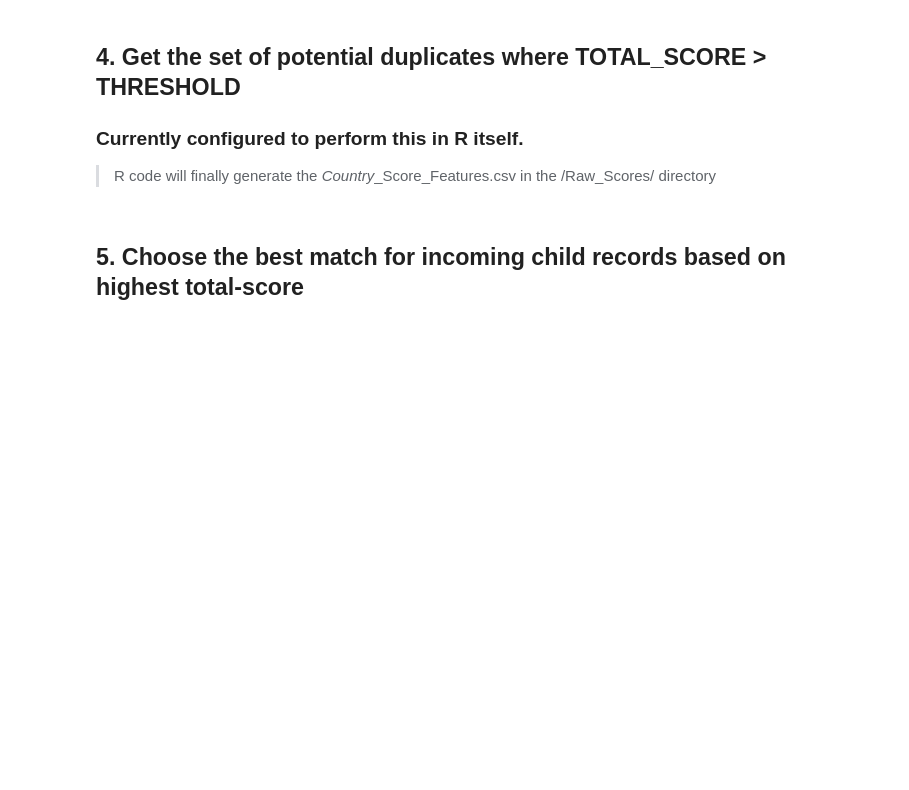
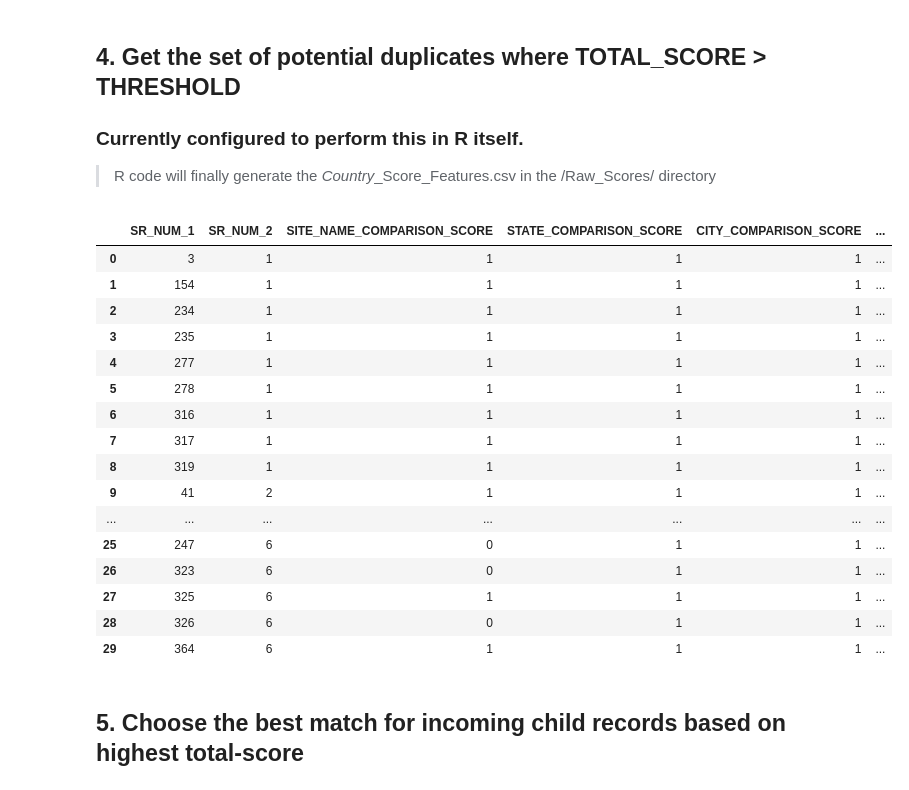
Before and after one commit to vikrantdeshpande09876/Masterize_Hospital_Entities, a Jupyter notebook: POC_Site_Master.ipynb, the cells around one changed output. Drawn from its saved outputs; the diff is of its cells as text; code cells hidden in the pictures; blank space fills up the shorter version.

```diff
--- a/POC_Site_Master.ipynb
+++ b/POC_Site_Master.ipynb
@@ -173,14 +178,32 @@ print('\n\nScore_features generated: ', score_features.shape)
 # %%
 """
 scale_up_comparison_score(score_features,'CONCAT_ADDRESS_COMPARISON_SCORE', _SCALING_FACTOR)
 
-write_df_to_csv(df=score_features, root_dir=_RAW_SCORES_DIRECTORY, curr_country=curr_country, file_suffix='_Raw_Scores.csv', index_flag=True)
+write_df_to_csv(df=score_features, root_dir=_RAW_SCORES_DIRECTORY, curr_country=curr_country, file_suffix='_Score_Features.csv', index_flag=True)
 
 duplicates=score_features[score_features.sum(axis=1) > _TOTAL_MATCHES_THRESHOLD].reset_index()
 duplicates['NUM_OF_MATCHES_FOUND']=duplicates[_COLS_FOR_TOTAL_MATCH_CALC].sum(axis=1)
 """
 duplicates=pd.read_csv(os.path.join(_RAW_SCORES_DIRECTORY, curr_country+'_Score_Features.csv'))
 duplicates.head(30)
+# %% [output]
+|  | SR_NUM_1 | SR_NUM_2 | SITE_NAME_COMPARISON_SCORE | STATE_COMPARISON_SCORE | CITY_COMPARISON_SCORE | ... |
+| 0 | 3 | 1 | 1 | 1 | 1 | ... |
+| 1 | 154 | 1 | 1 | 1 | 1 | ... |
+| 2 | 234 | 1 | 1 | 1 | 1 | ... |
+| 3 | 235 | 1 | 1 | 1 | 1 | ... |
+| 4 | 277 | 1 | 1 | 1 | 1 | ... |
+| 5 | 278 | 1 | 1 | 1 | 1 | ... |
+| 6 | 316 | 1 | 1 | 1 | 1 | ... |
+| 7 | 317 | 1 | 1 | 1 | 1 | ... |
+| 8 | 319 | 1 | 1 | 1 | 1 | ... |
+| 9 | 41 | 2 | 1 | 1 | 1 | ... |
+| ... | ... | ... | ... | ... | ... | ... |
+| 25 | 247 | 6 | 0 | 1 | 1 | ... |
+| 26 | 323 | 6 | 0 | 1 | 1 | ... |
+| 27 | 325 | 6 | 1 | 1 | 1 | ... |
+| 28 | 326 | 6 | 0 | 1 | 1 | ... |
+| 29 | 364 | 6 | 1 | 1 | 1 | ... |
 # %% [markdown]
 ## 5. Choose the best match for incoming child records based on highest total-score
 # %%
```
Also changed, not shown: parts of 9 cells of this notebook, 3 other files.
